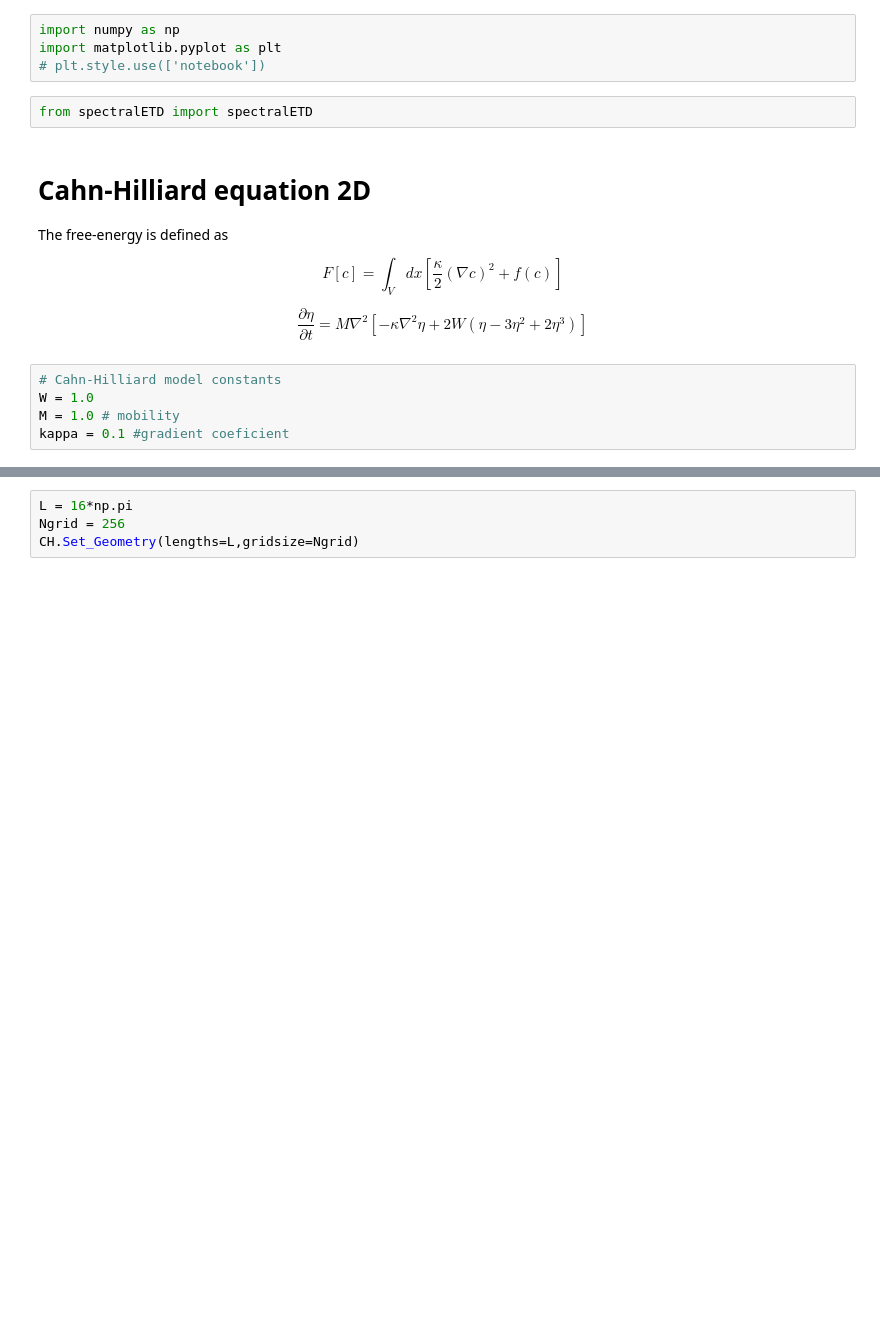
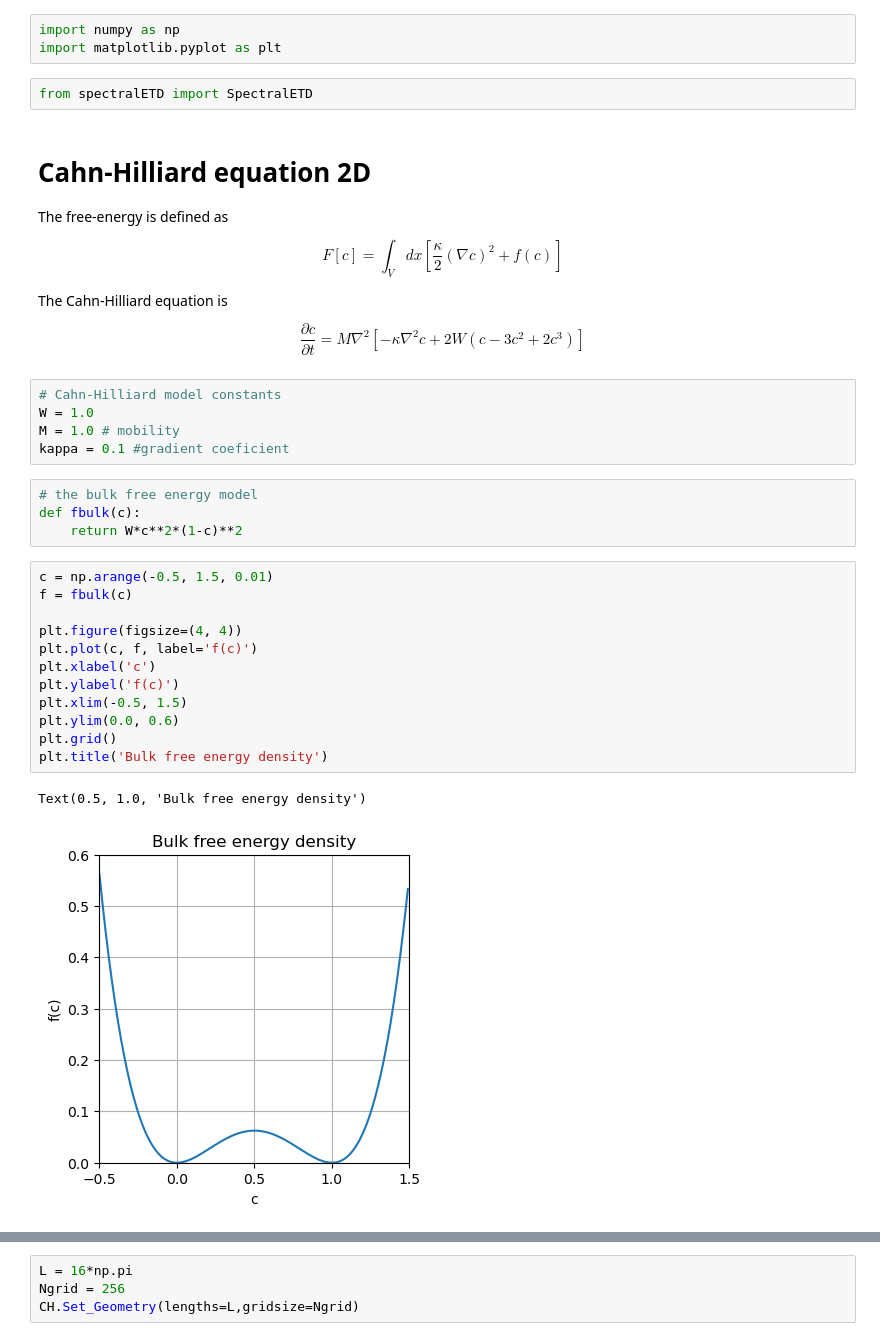
Before and after one commit to elvissoares/spectralETD, a Jupyter notebook: examples/CH2d.ipynb, the cells around one changed output, grey strips where cells are left out. Cells and saved outputs as stored; diff of their text form; blank space fills up the shorter version.

```diff
--- a/examples/CH2d.ipynb
+++ b/examples/CH2d.ipynb
@@ -1,9 +6,8 @@
 # %%
 import numpy as np
 import matplotlib.pyplot as plt
-# plt.style.use(['notebook'])
 # %%
-from spectralETD import spectralETD
+from spectralETD import SpectralETD
 # %% [markdown]
 # Cahn-Hilliard equation 2D
 
@@ -11,9 +15,30 @@ The free-energy is defined as
 
 $$ F[c] = \int_V dx \left[ \frac{\kappa}{2}\left(\nabla c\right)^2 +f(c) \right]$$
 
-$$\frac{\partial \eta}{\partial t} = M \nabla^2 \left[ - \kappa \nabla^2 \eta + 2 W(\eta-3\eta^2+2\eta^3) \right] $$
+The Cahn-Hilliard equation is
+
+$$\frac{\partial c}{\partial t} = M \nabla^2 \left[ - \kappa \nabla^2 c + 2 W(c-3c^2+2c^3) \right] $$
 # %%
 # Cahn-Hilliard model constants
 W = 1.0
 M = 1.0 # mobility
 kappa = 0.1 #gradient coeficient
+# %%
+# the bulk free energy model
+def fbulk(c):
+    return W*c**2*(1-c)**2
+# %%
+c = np.arange(-0.5, 1.5, 0.01)
+f = fbulk(c)
+
+plt.figure(figsize=(4, 4))
+plt.plot(c, f, label='f(c)')
+plt.xlabel('c')
+plt.ylabel('f(c)')
+plt.xlim(-0.5, 1.5)
+plt.ylim(0.0, 0.6)
+plt.grid()
+plt.title('Bulk free energy density')
+# %% [output]
+Text(0.5, 1.0, 'Bulk free energy density')
+[figure, added]
```
Also changed, not shown: parts of 21 cells of this notebook, 4 other files.
